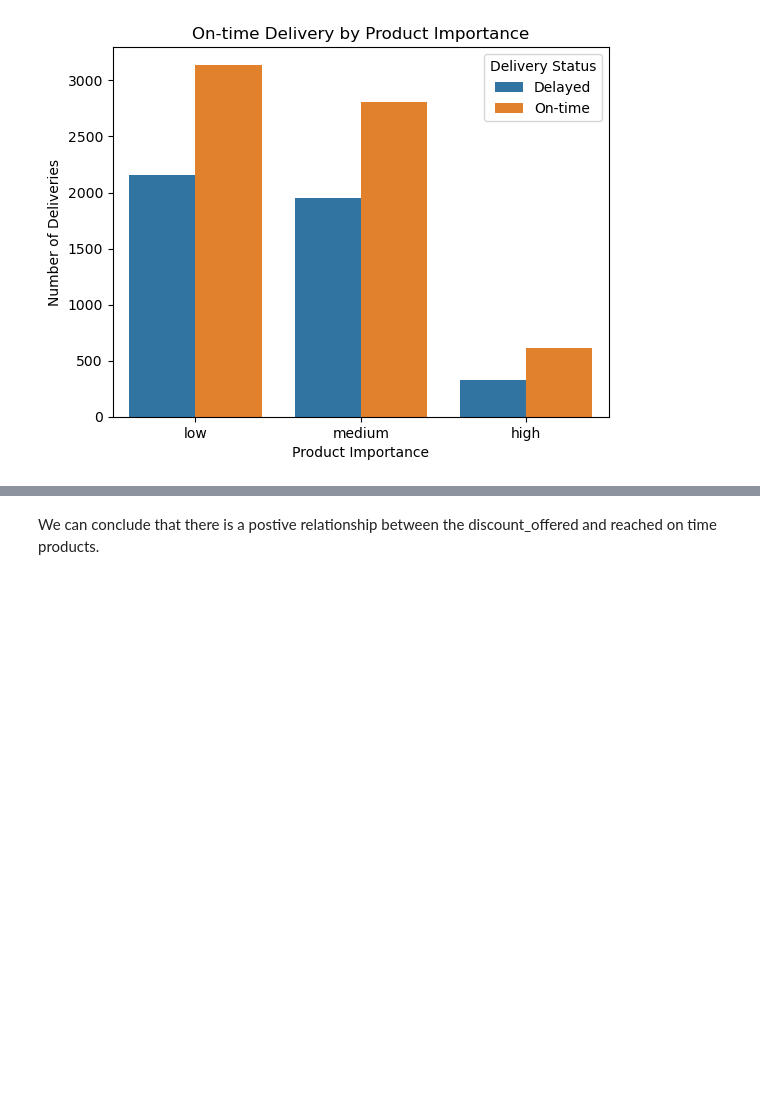
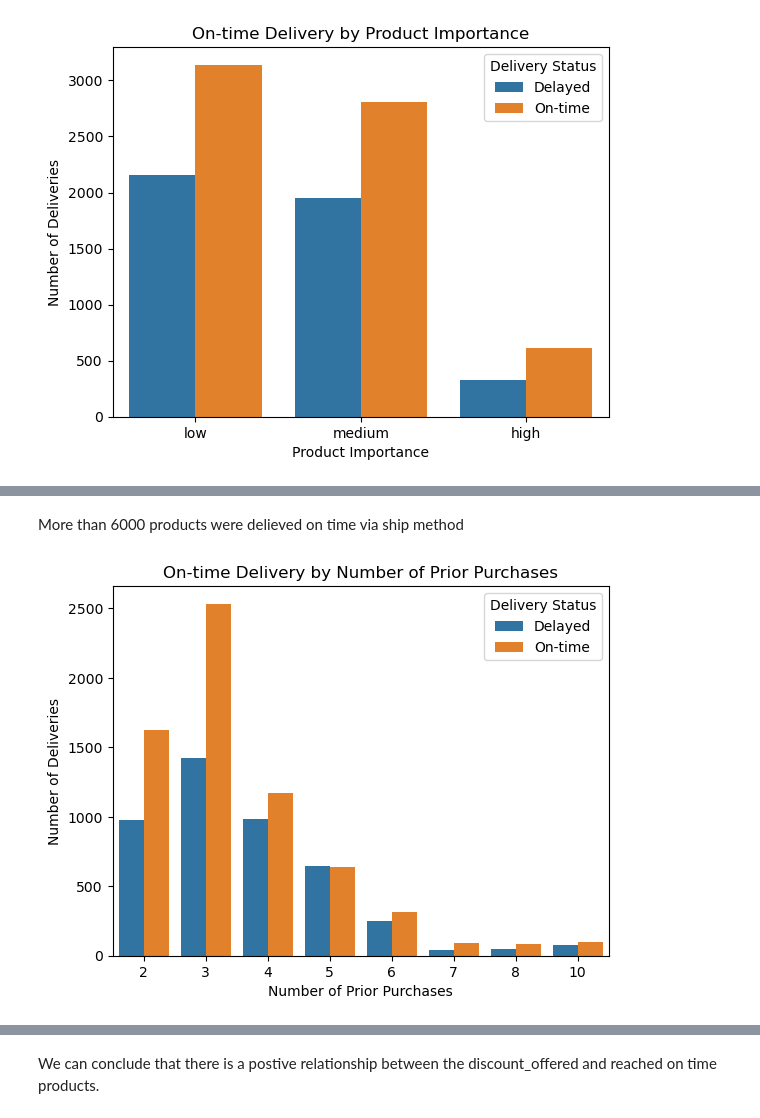
Before and after one commit to Caseypatel/Capstone-2---Shipping_Data_Classification, a Jupyter notebook: Capstone 2 - EDA.ipynb, the cells around one changed output, grey strips where cells are left out. Cells and saved outputs as stored; diff of their text form; code cells hidden in the pictures; blank space fills up the shorter version.

```diff
--- a/Capstone 2 - EDA.ipynb
+++ b/Capstone 2 - EDA.ipynb
@@ -154,0 +119,11 @@ plt.show()
+# %% [markdown]
+More than 6000 products were delieved on time via ship method
+# %%
+sns.countplot(x='Prior_purchases', hue='Reached.on.Time_Y.N', data = shipping_data)
+plt.title('On-time Delivery by Number of Prior Purchases')
+plt.xlabel('Number of Prior Purchases')
+plt.ylabel('Number of Deliveries')
+plt.legend(title='Delivery Status', labels=['Delayed', 'On-time'])
+plt.show()
+# %% [output]
+[figure, added]
```
Also changed, not shown: parts of 44 cells of this notebook.
